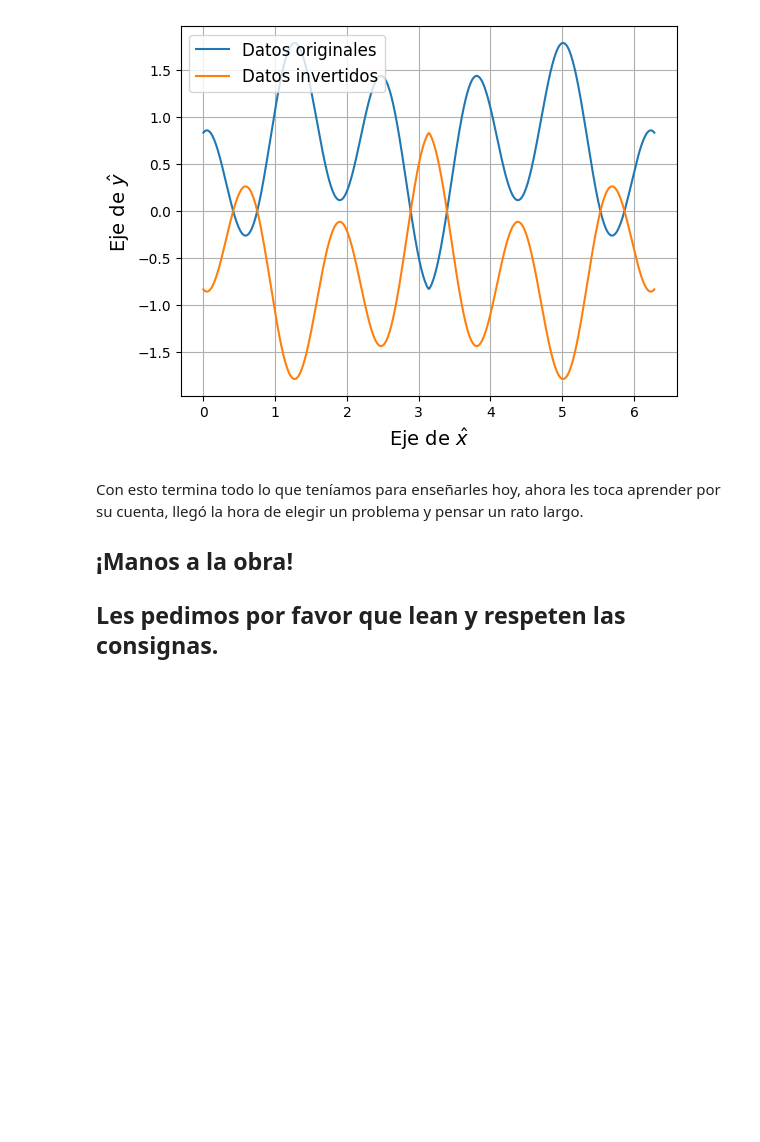
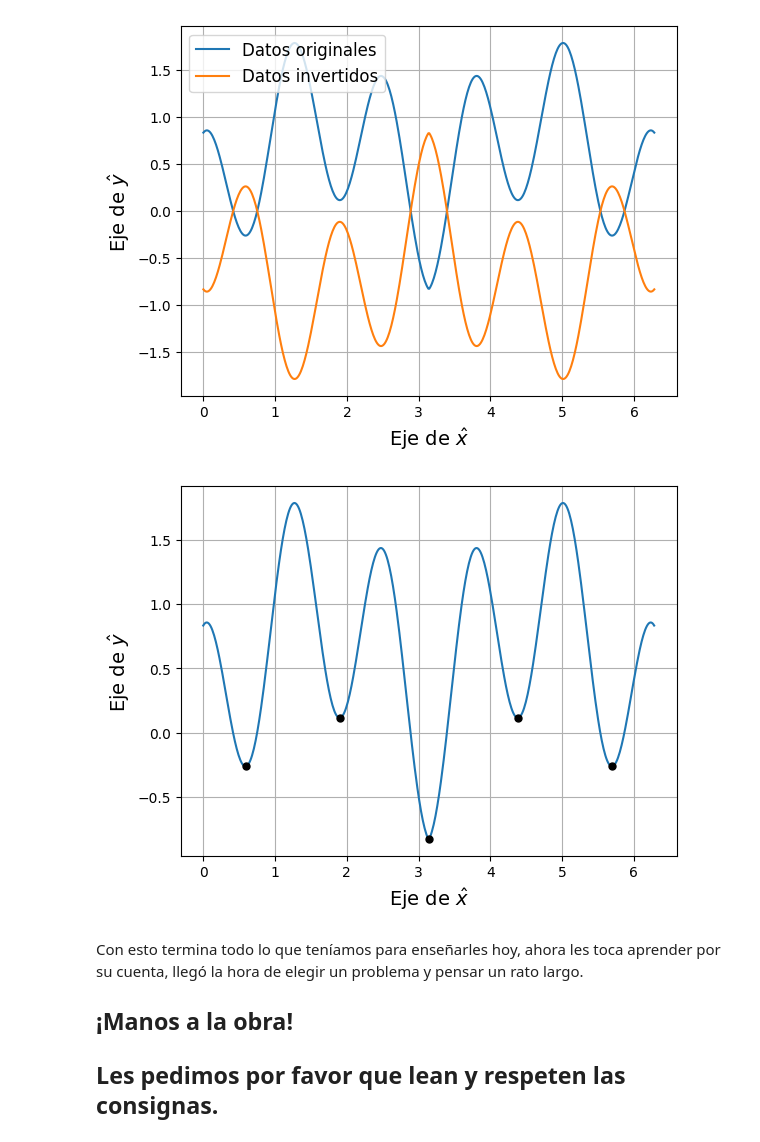
Before and after one commit to fifabsas/talleresfifabsas, a Jupyter notebook: python/3_Ejercicios/ejercicios.ipynb, the cells around one changed output. Saved outputs shown, nothing was run; the diff lists cells and outputs as text; code cells hidden in the pictures; blank space fills up the shorter version.

```diff
--- a/python/3_Ejercicios/ejercicios.ipynb
+++ b/python/3_Ejercicios/ejercicios.ipynb
@@ -185,15 +185,17 @@ plt.show()
 # %%
 # Calculamos los picos
 picos, diccionario = find_peaks(-y) # Le paso los datos invertidos
 
 # Graficamos la función
 plt.plot(x, y)
 plt.plot(x[picos], y[picos],".", c = "k", ms = 10)
-plt.xlabel('Eje de $\hat x$', fontsize = 14)
-plt.ylabel('Eje de $\hat y$', fontsize = 14)
+plt.xlabel(r'Eje de $\hat x$', fontsize = 14)
+plt.ylabel(r'Eje de $\hat y$', fontsize = 14)
 
 plt.grid()
 plt.show()
+# %% [output]
+[figure, added]
 # %% [markdown]
 Con esto termina todo lo que teníamos para enseñarles hoy, ahora les toca aprender por su cuenta, llegó la hora de elegir un problema y pensar un rato largo.
 
```
Also changed, not shown: parts of 39 cells of this notebook, 1 other file.
